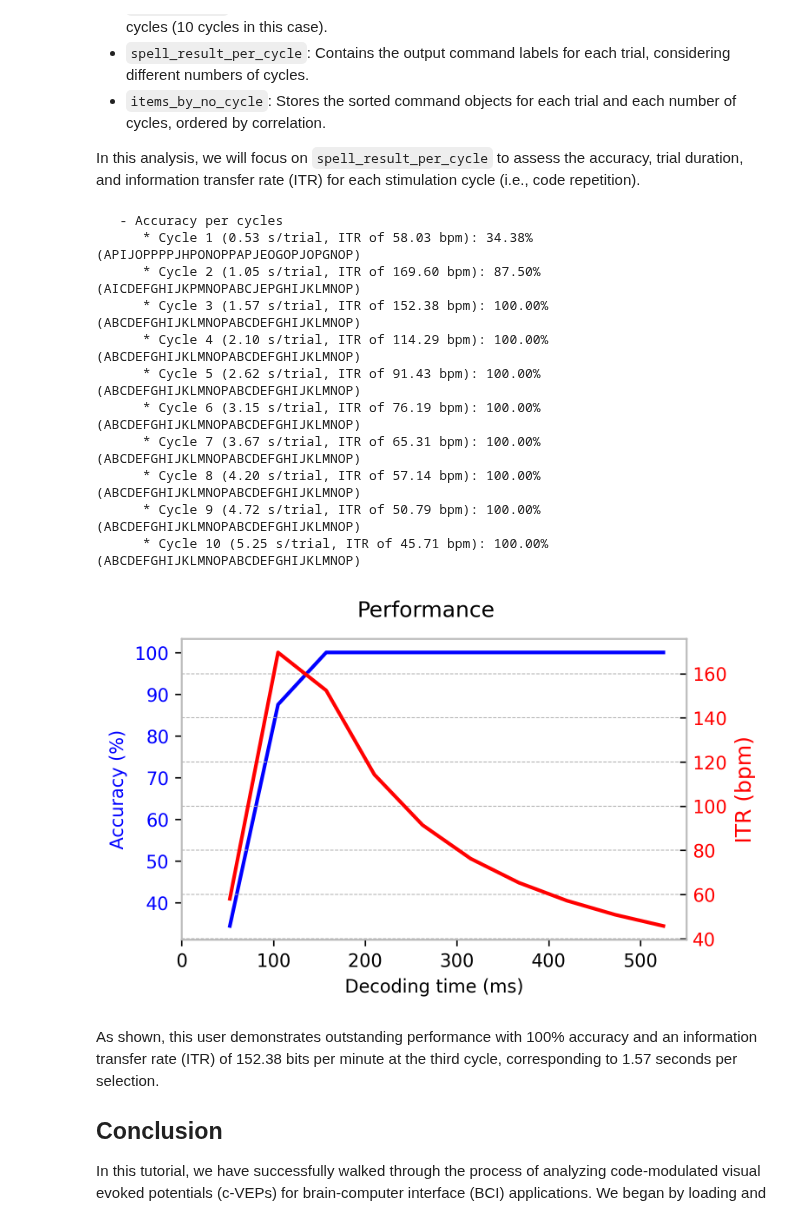
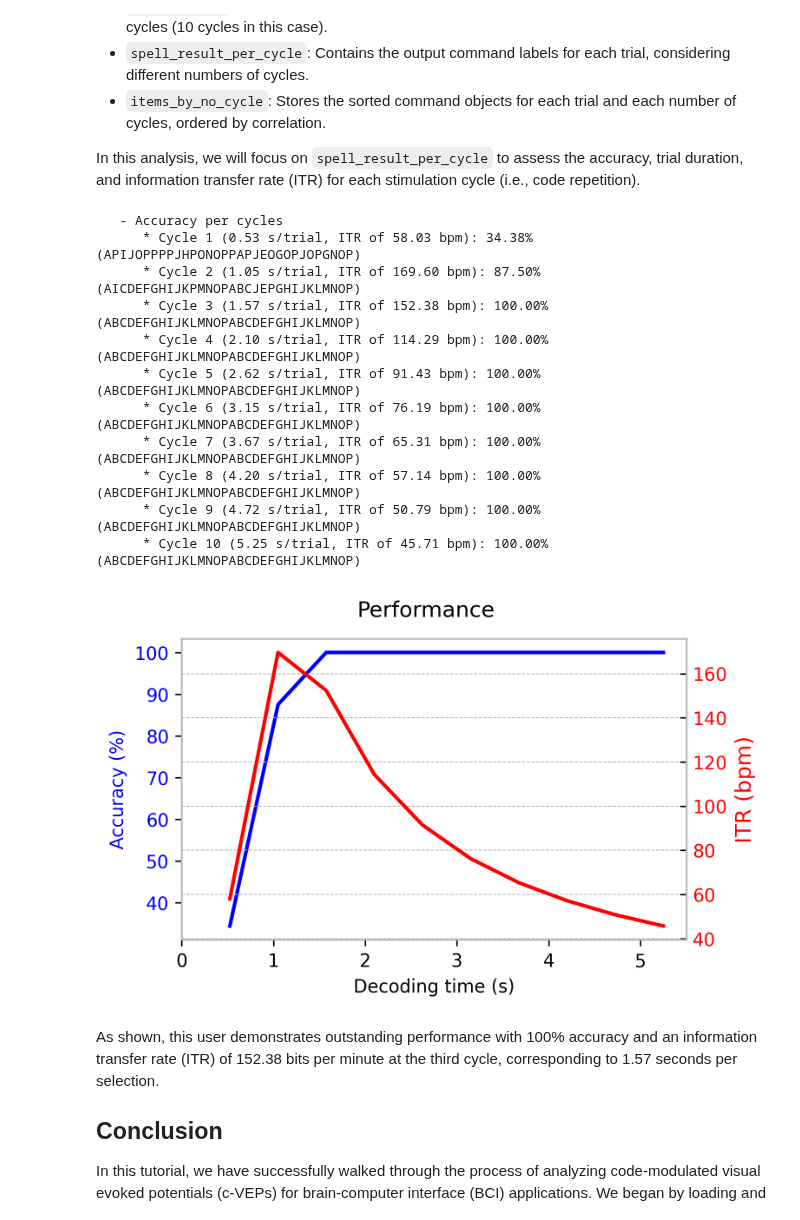
Before and after one commit to medusabci/medusa-tutorials, a Jupyter notebook: cvep_spellers_tut.ipynb, the cells around one changed output. Cells and saved outputs as stored; diff of their text form; code cells hidden in the pictures.

```diff
--- a/cvep_spellers_tut.ipynb
+++ b/cvep_spellers_tut.ipynb
@@ -415,37 +395,37 @@ for cycle_idx in range(len(accuracy)):
     print("      * Cycle %i (%.2f s/trial, ITR of %.2f bpm): %.2f%% (%s)" %
           (cycle_idx + 1, online_secs, curr_itr, accuracy[cycle_idx], spelled[cycle_idx])
     )
 
 # Plot
 fig = plt.figure(figsize=(5, 3), dpi=300)
 ax = fig.add_subplot(111)
-time = np.linspace(0, len_epoch_ms, len(accuracy) + 1)[1:]
+time = np.linspace(0, len_epoch_ms*10/1000, len(accuracy) + 1)[1:]
 with plt.style.context('bmh'):
     ax.plot(time, accuracy, color='b')
-    ax.set_xlabel('Decoding time (ms)')
+    ax.set_xlabel('Decoding time (s)')
     ax.set_ylabel('Accuracy (%)', color='b')
     ax.tick_params(axis='y', labelcolor='b')
     ax.set_xlim(0, 550)
     ax2 = ax.twinx()
     ax2.plot(time, itrs, color='r')
     ax2.set_ylabel("ITR (bpm)", color='r')
     ax2.tick_params(axis='y', labelcolor='r')
-    ax2.set_xlim(0, 550)
+    ax2.set_xlim(0, 5.5)
 plt.suptitle('Performance')
 plt.show()
 # %% [output]
    - Accuracy per cycles
       * Cycle 1 (0.53 s/trial, ITR of 58.03 bpm): 34.38% (APIJOPPPPJHPONOPPAPJEOGOPJOPGNOP)
       * Cycle 2 (1.05 s/trial, ITR of 169.60 bpm): 87.50% (AICDEFGHIJKPMNOPABCJEPGHIJKLMNOP)
       * Cycle 3 (1.57 s/trial, ITR of 152.38 bpm): 100.00% (ABCDEFGHIJKLMNOPABCDEFGHIJKLMNOP)
       * Cycle 4 (2.10 s/trial, ITR of 114.29 bpm): 100.00% (ABCDEFGHIJKLMNOPABCDEFGHIJKLMNOP)
       * Cycle 5 (2.62 s/trial, ITR of 91.43 bpm): 100.00% (ABCDEFGHIJKLMNOPABCDEFGHIJKLMNOP)
       * Cycle 6 (3.15 s/trial, ITR of 76.19 bpm): 100.00% (ABCDEFGHIJKLMNOPABCDEFGHIJKLMNOP)
       * Cycle 7 (3.67 s/trial, ITR of 65.31 bpm): 100.00% (ABCDEFGHIJKLMNOPABCDEFGHIJKLMNOP)
       * Cycle 8 (4.20 s/trial, ITR of 57.14 bpm): 100.00% (ABCDEFGHIJKLMNOPABCDEFGHIJKLMNOP)
       * Cycle 9 (4.72 s/trial, ITR of 50.79 bpm): 100.00% (ABCDEFGHIJKLMNOPABCDEFGHIJKLMNOP)
       * Cycle 10 (5.25 s/trial, ITR of 45.71 bpm): 100.00% (ABCDEFGHIJKLMNOPABCDEFGHIJKLMNOP)
-[figure, old version]
+[figure, new version]
 # %% [markdown]
 As shown, this user demonstrates outstanding performance with 100% accuracy and an information transfer rate (ITR) of 152.38 bits per minute at the third cycle, corresponding to 1.57 seconds per selection.
 
```
Also changed, not shown: parts of 2 cells of this notebook.
